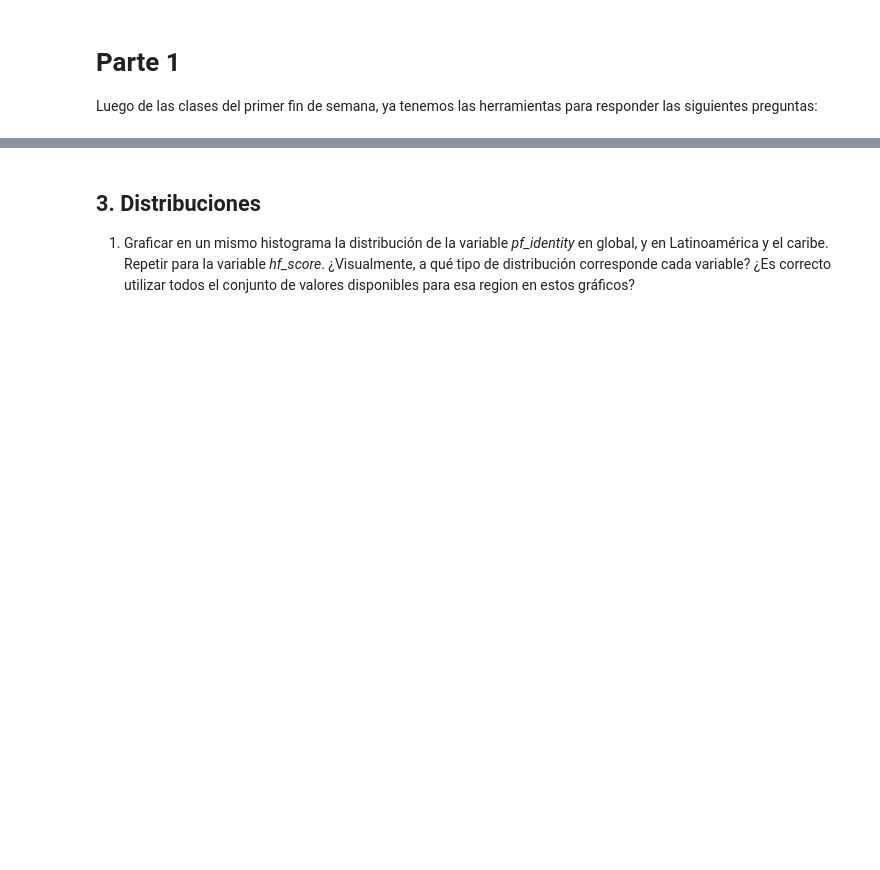
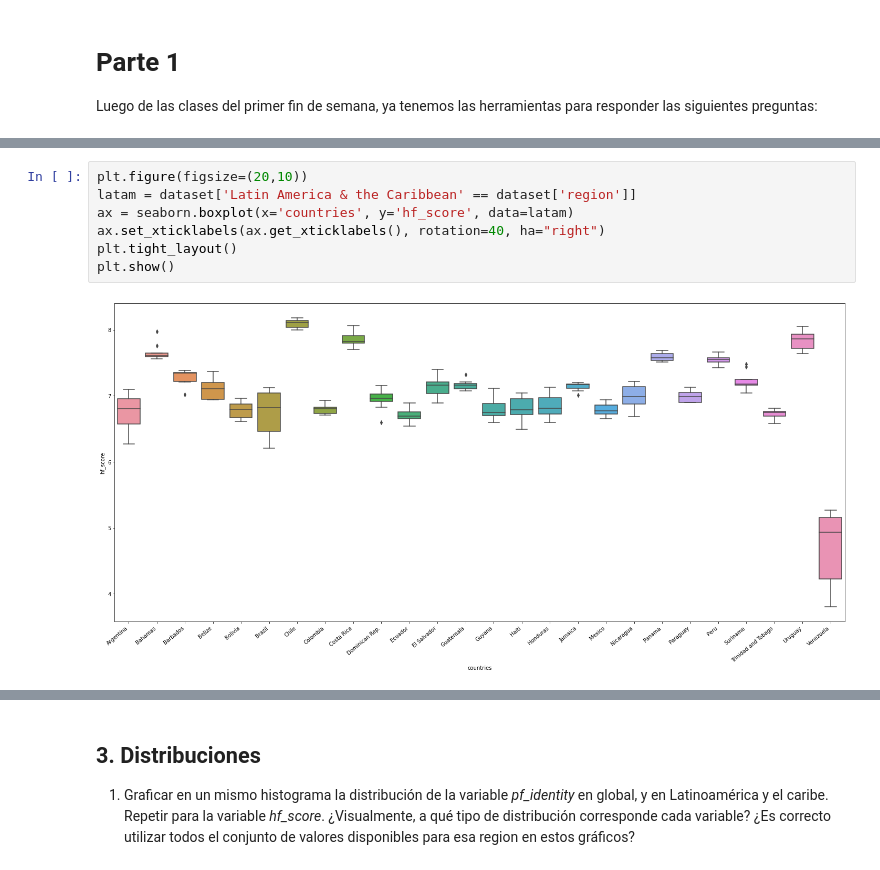
Before and after one commit to mauroeparis/ayvc2g9p1, a Jupyter notebook: practico.ipynb, the cells around one changed output, grey strips where cells are left out. Saved outputs shown, nothing was run; the diff lists cells and outputs as text; blank space fills up the shorter version.

```diff
--- a/practico.ipynb
+++ b/practico.ipynb
@@ -160,0 +247,9 @@ arg_df
+# %%
+plt.figure(figsize=(20,10))
+latam = dataset['Latin America & the Caribbean' == dataset['region']]
+ax = seaborn.boxplot(x='countries', y='hf_score', data=latam)
+ax.set_xticklabels(ax.get_xticklabels(), rotation=40, ha="right")
+plt.tight_layout()
+plt.show()
+# %% [output]
+[figure, added]
```
Also changed, not shown: parts of 37 cells of this notebook.
